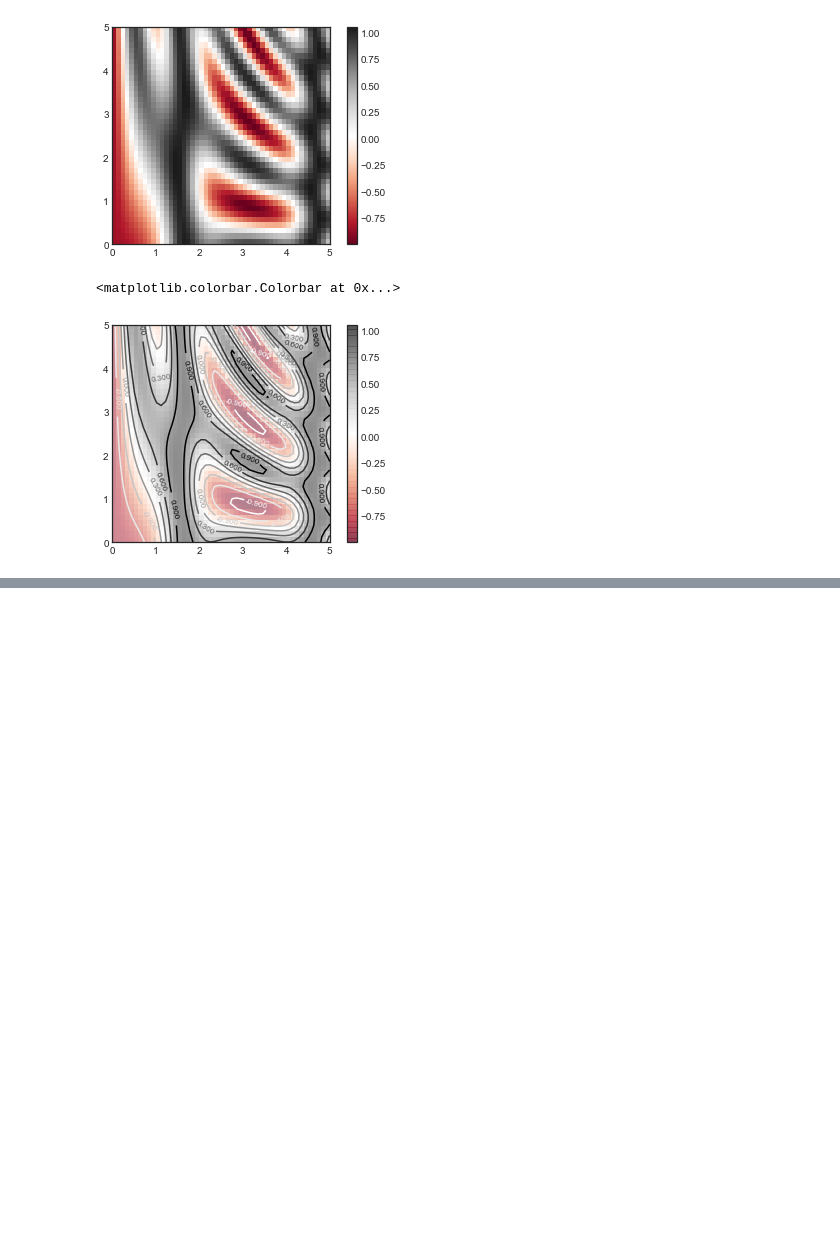
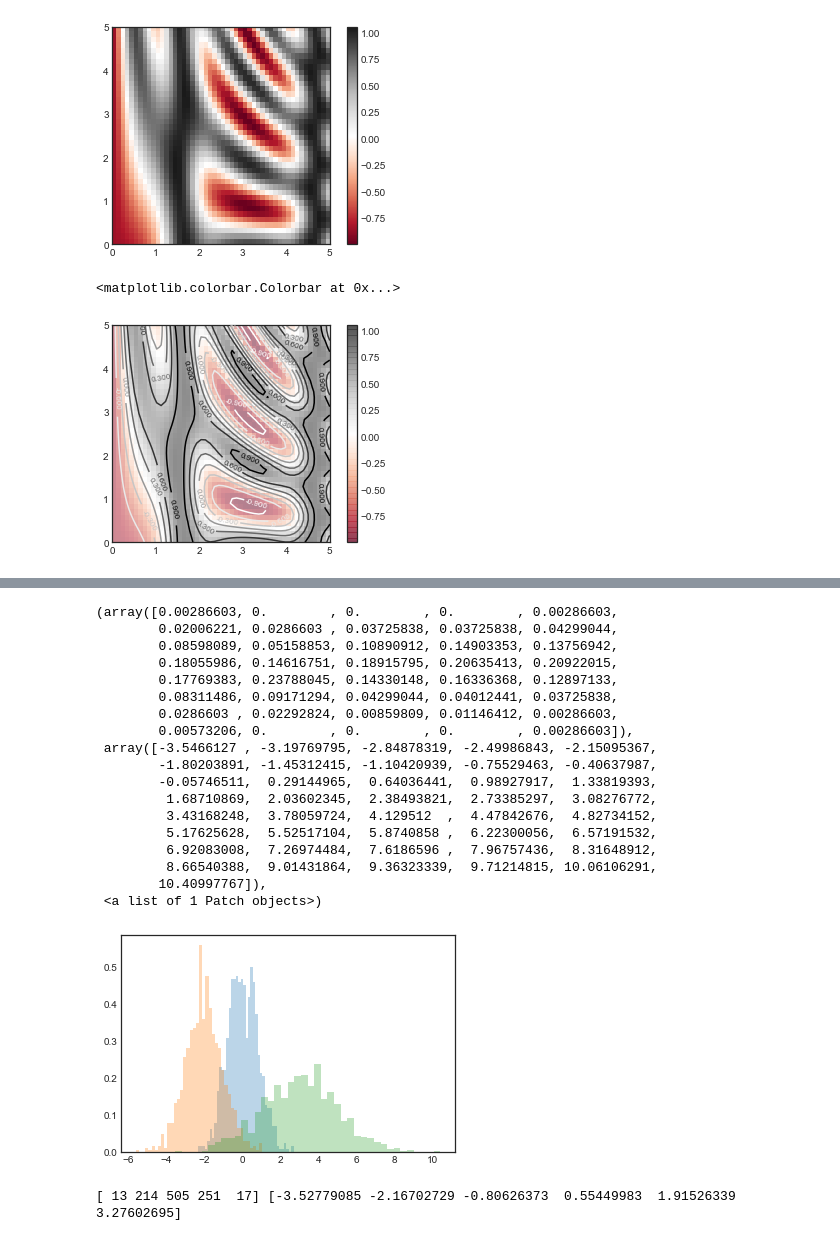
Before and after one commit to asa1525/Fking-ML, a Jupyter notebook: PyhtonDataScienceHandbook/4. Matplotlib.ipynb, the cells around one changed output, grey strips where cells are left out. Cells and saved outputs as stored; diff of their text form; code cells hidden in the pictures; blank space fills up the shorter version.

```diff
--- a/PyhtonDataScienceHandbook/4. Matplotlib.ipynb
+++ b/PyhtonDataScienceHandbook/4. Matplotlib.ipynb
@@ -368,0 +382,35 @@ plt.colorbar()
+# %%
+x1 = np.random.normal(0, 0.8, 1000)
+x2 = np.random.normal(-2, 1, 1000)
+x3 = np.random.normal(3, 2, 1000)
+
+kwargs = dict(histtype='stepfilled', alpha=0.3, normed=True, bins=40)
+
+plt.hist(x1, **kwargs)
+plt.hist(x2, **kwargs)
+plt.hist(x3, **kwargs)
+# %% [output]
+(array([0.00286603, 0.        , 0.        , 0.        , 0.00286603,
+        0.02006221, 0.0286603 , 0.03725838, 0.03725838, 0.04299044,
+        0.08598089, 0.05158853, 0.10890912, 0.14903353, 0.13756942,
+        0.18055986, 0.14616751, 0.18915795, 0.20635413, 0.20922015,
+        0.17769383, 0.23788045, 0.14330148, 0.16336368, 0.12897133,
+        0.08311486, 0.09171294, 0.04299044, 0.04012441, 0.03725838,
+        0.0286603 , 0.02292824, 0.00859809, 0.01146412, 0.00286603,
+        0.00573206, 0.        , 0.        , 0.        , 0.00286603]),
+ array([-3.5466127 , -3.19769795, -2.84878319, -2.49986843, -2.15095367,
+        -1.80203891, -1.45312415, -1.10420939, -0.75529463, -0.40637987,
+        -0.05746511,  0.29144965,  0.64036441,  0.98927917,  1.33819393,
+         1.68710869,  2.03602345,  2.38493821,  2.73385297,  3.08276772,
+         3.43168248,  3.78059724,  4.129512  ,  4.47842676,  4.82734152,
+         5.17625628,  5.52517104,  5.8740858 ,  6.22300056,  6.57191532,
+         6.92083008,  7.26974484,  7.6186596 ,  7.96757436,  8.31648912,
+         8.66540388,  9.01431864,  9.36323339,  9.71214815, 10.06106291,
+        10.40997767]),
+ <a list of 1 Patch objects>)
+[figure, added]
+# %%
+counts, bin_edges = np.histogram(data, bins=5)
+print(counts,bin_edges)
+# %% [output]
+[ 13 214 505 251  17] [-3.52779085 -2.16702729 -0.80626373  0.55449983  1.91526339  3.27602695]
```
Also changed, not shown: parts of 22 cells of this notebook, 8 other files.
